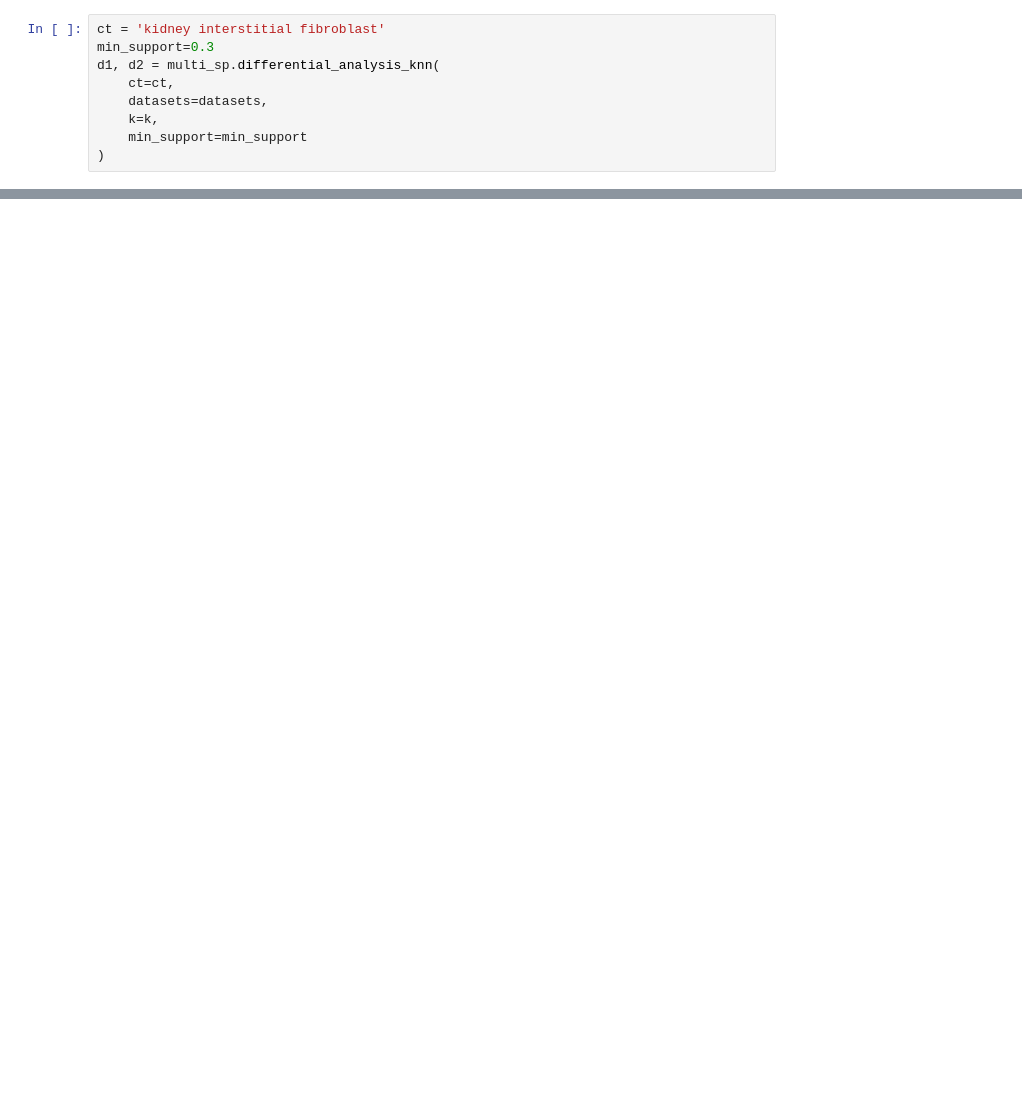
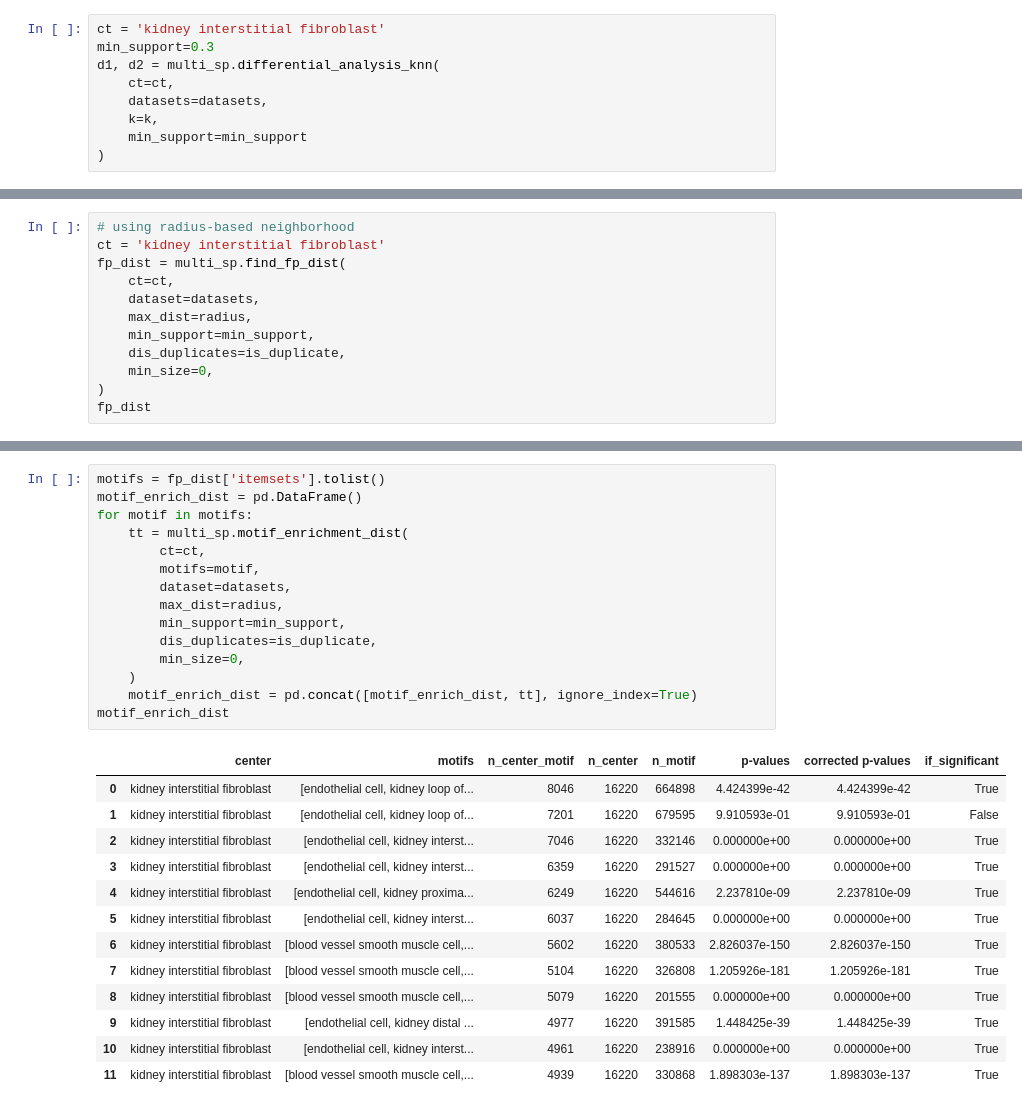
Before and after one commit to ShaokunAn/SpatialQuery_cpp_project, a Jupyter notebook: SpatialQuery-Multiple.ipynb, the cells around one changed output, grey strips where cells are left out. Saved outputs shown, nothing was run; the diff lists cells and outputs as text; blank space fills up the shorter version.

```diff
--- a/SpatialQuery-Multiple.ipynb
+++ b/SpatialQuery-Multiple.ipynb
@@ -164,0 +179,12 @@ d2[['p-values', 'corrected p-values']]
+# %%
+# using radius-based neighborhood
+ct = 'kidney interstitial fibroblast'
+fp_dist = multi_sp.find_fp_dist(
+    ct=ct,
+    dataset=datasets,
+    max_dist=radius,
+    min_support=min_support,
+    dis_duplicates=is_duplicate,
+    min_size=0,
+)
+fp_dist
@@ -165 +205,30 @@ d2[['p-values', 'corrected p-values']]
+# %%
+motifs = fp_dist['itemsets'].tolist()
+motif_enrich_dist = pd.DataFrame()
+for motif in motifs:
+    tt = multi_sp.motif_enrichment_dist(
+        ct=ct,
+        motifs=motif,
+        dataset=datasets,
+        max_dist=radius,
+        min_support=min_support,
+        dis_duplicates=is_duplicate,
+        min_size=0,
+    )
+    motif_enrich_dist = pd.concat([motif_enrich_dist, tt], ignore_index=True)
+motif_enrich_dist
+# %% [output]
+|  | center | motifs | n_center_motif | n_center | n_motif | p-values | corrected p-values | if_significant |
+| 0 | kidney interstitial fibroblast | [endothelial cell, kidney loop of... | 8046 | 16220 | 664898 | 4.424399e-42 | 4.424399e-42 | True |
+| 1 | kidney interstitial fibroblast | [endothelial cell, kidney loop of... | 7201 | 16220 | 679595 | 9.910593e-01 | 9.910593e-01 | False |
+| 2 | kidney interstitial fibroblast | [endothelial cell, kidney interst... | 7046 | 16220 | 332146 | 0.000000e+00 | 0.000000e+00 | True |
+| 3 | kidney interstitial fibroblast | [endothelial cell, kidney interst... | 6359 | 16220 | 291527 | 0.000000e+00 | 0.000000e+00 | True |
+| 4 | kidney interstitial fibroblast | [endothelial cell, kidney proxima... | 6249 | 16220 | 544616 | 2.237810e-09 | 2.237810e-09 | True |
+| 5 | kidney interstitial fibroblast | [endothelial cell, kidney interst... | 6037 | 16220 | 284645 | 0.000000e+00 | 0.000000e+00 | True |
+| 6 | kidney interstitial fibroblast | [blood vessel smooth muscle cell,... | 5602 | 16220 | 380533 | 2.826037e-150 | 2.826037e-150 | True |
+| 7 | kidney interstitial fibroblast | [blood vessel smooth muscle cell,... | 5104 | 16220 | 326808 | 1.205926e-181 | 1.205926e-181 | True |
+| 8 | kidney interstitial fibroblast | [blood vessel smooth muscle cell,... | 5079 | 16220 | 201555 | 0.000000e+00 | 0.000000e+00 | True |
+| 9 | kidney interstitial fibroblast | [endothelial cell, kidney distal ... | 4977 | 16220 | 391585 | 1.448425e-39 | 1.448425e-39 | True |
+| 10 | kidney interstitial fibroblast | [endothelial cell, kidney interst... | 4961 | 16220 | 238916 | 0.000000e+00 | 0.000000e+00 | True |
+| 11 | kidney interstitial fibroblast | [blood vessel smooth muscle cell,... | 4939 | 16220 | 330868 | 1.898303e-137 | 1.898303e-137 | True |
 # %%
```
Also changed, not shown: parts of 6 cells of this notebook.
